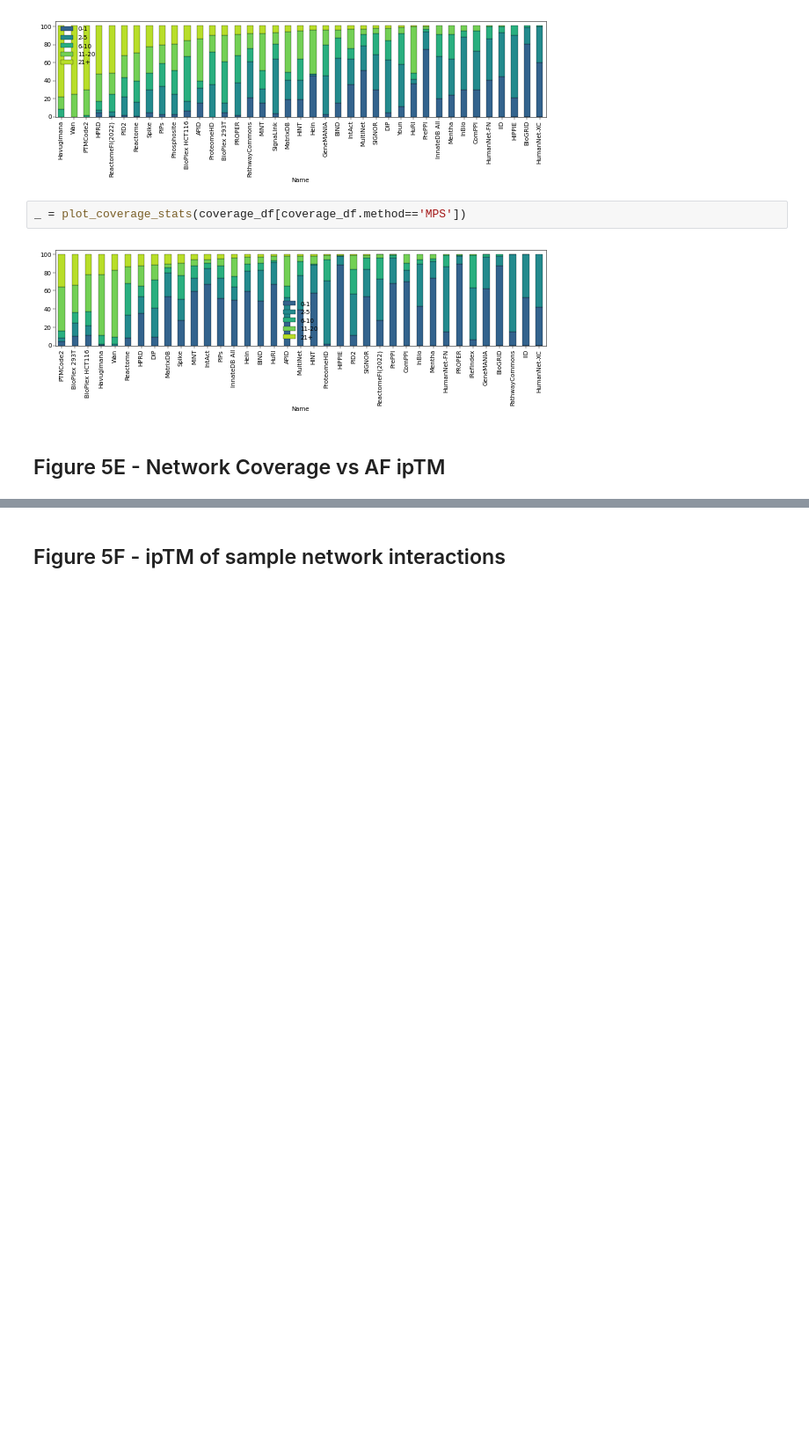
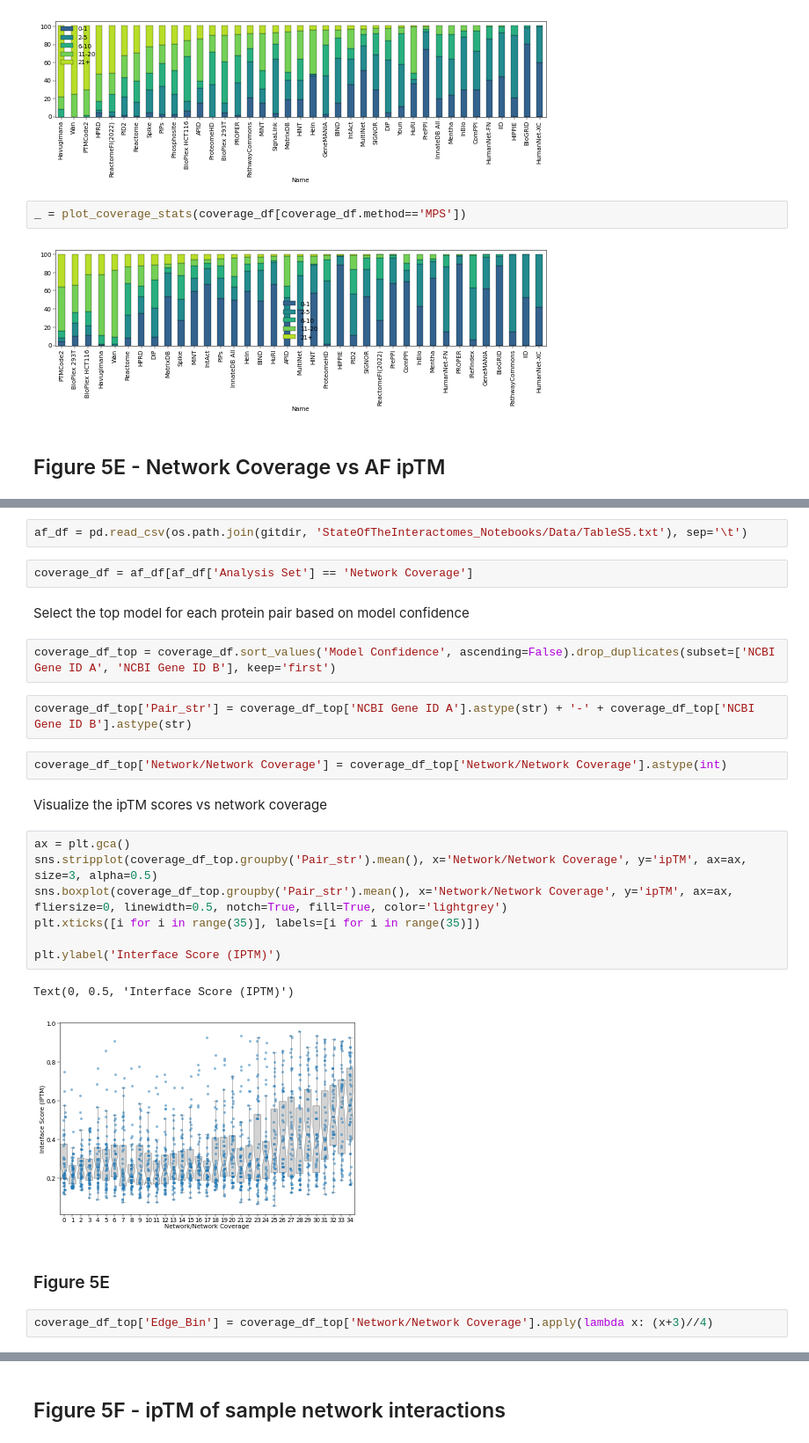
Before and after one commit to sarah-n-wright/Network_Evaluation_Tools, a Jupyter notebook: StateOfTheInteractomes_Notebooks/5_Interaction_Prediction.ipynb, the cells around one changed output, grey strips where cells are left out. Shown: that part at 88% size. Cells and saved outputs as stored; diff of their text form; blank space fills up the shorter version.

```diff
--- a/StateOfTheInteractomes_Notebooks/5_Interaction_Prediction.ipynb
+++ b/StateOfTheInteractomes_Notebooks/5_Interaction_Prediction.ipynb
@@ -253,0 +260,28 @@ _ = plot_coverage_stats(coverage_df[coverage_df.method=='MPS'])
+# %%
+af_df = pd.read_csv(os.path.join(gitdir, 'StateOfTheInteractomes_Notebooks/Data/TableS5.txt'), sep='\t')
+# %%
+coverage_df = af_df[af_df['Analysis Set'] == 'Network Coverage']
+# %% [markdown]
+Select the top model for each protein pair based on model confidence
+# %%
+coverage_df_top = coverage_df.sort_values('Model Confidence', ascending=False).drop_duplicates(subset=['NCBI Gene ID A', 'NCBI Gene ID B'], keep='first')
+# %%
+coverage_df_top['Pair_str'] = coverage_df_top['NCBI Gene ID A'].astype(str) + '-' + coverage_df_top['NCBI Gene ID B'].astype(str)
+# %%
+coverage_df_top['Network/Network Coverage'] = coverage_df_top['Network/Network Coverage'].astype(int)
+# %% [markdown]
+Visualize the ipTM scores vs network coverage
+# %%
+ax = plt.gca()
+sns.stripplot(coverage_df_top.groupby('Pair_str').mean(), x='Network/Network Coverage', y='ipTM', ax=ax, size=3, alpha=0.5)
+sns.boxplot(coverage_df_top.groupby('Pair_str').mean(), x='Network/Network Coverage', y='ipTM', ax=ax, fliersize=0, linewidth=0.5, notch=True, fill=True, color='lightgrey')
+plt.xticks([i for i in range(35)], labels=[i for i in range(35)])
+
+plt.ylabel('Interface Score (IPTM)')
+# %% [output]
+Text(0, 0.5, 'Interface Score (IPTM)')
+[figure, added]
+# %% [markdown]
+### Figure 5E
+# %%
+coverage_df_top['Edge_Bin'] = coverage_df_top['Network/Network Coverage'].apply(lambda x: (x+3)//4)
```
Also changed, not shown: parts of 30 cells of this notebook, 2 other files.
